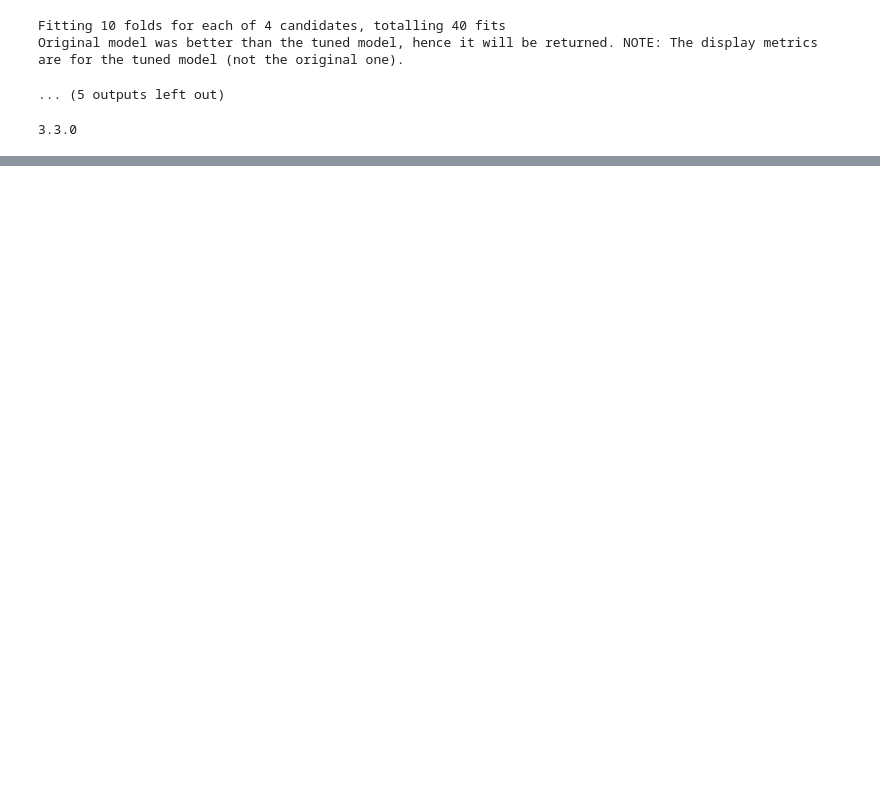
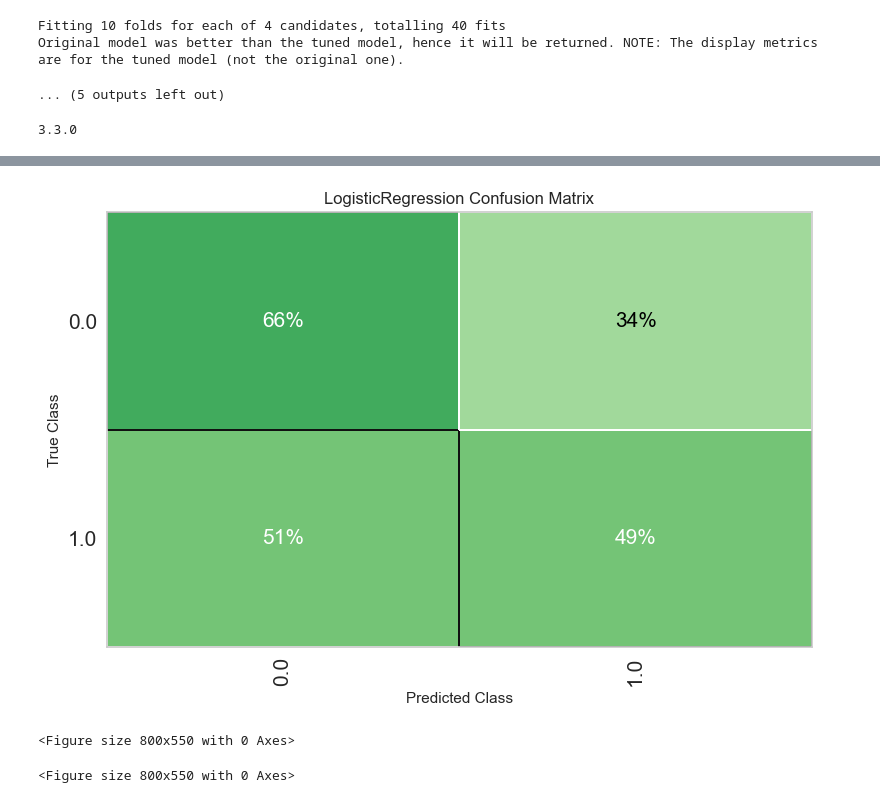
Before and after one commit to Julio-CesarAS/kobe_bryant_shot_predict, a Jupyter notebook: Code/dev_modelo_kobe.ipynb, the cells around one changed output, grey strips where cells are left out. Saved outputs shown, nothing was run; the diff lists cells and outputs as text; code cells hidden in the pictures; blank space fills up the shorter version.

Commit message:
Atualização
Atualizaçao do código, contendo a Matriz de confusão da Regressão Linear e da Árvore de Decisão

```diff
--- a/Code/dev_modelo_kobe.ipynb
+++ b/Code/dev_modelo_kobe.ipynb
@@ -426,2 +426,10 @@ mlflow.log_artifact('Curva_Roc.png')
 # %%
 #mlflow.get_model_version()
+# %%
+# Matriz de confusão - Regressão
+plot_model(list_models[1], plot = 'confusion_matrix', plot_kwargs = {'percent' : True})
+
+plt.show()
+plt.savefig('lr_Matriz_Confusão.png')
+mlflow.log_artifact('lr_Matriz_Confusão.png')
+# %% [output]
@@ -427,0 +437,3 @@ mlflow.log_artifact('Curva_Roc.png')
+[figure, added]
+<Figure size 800x550 with 0 Axes>
+<Figure size 800x550 with 0 Axes>
```
Also changed, not shown: parts of 5 cells of this notebook, 11 other files.
